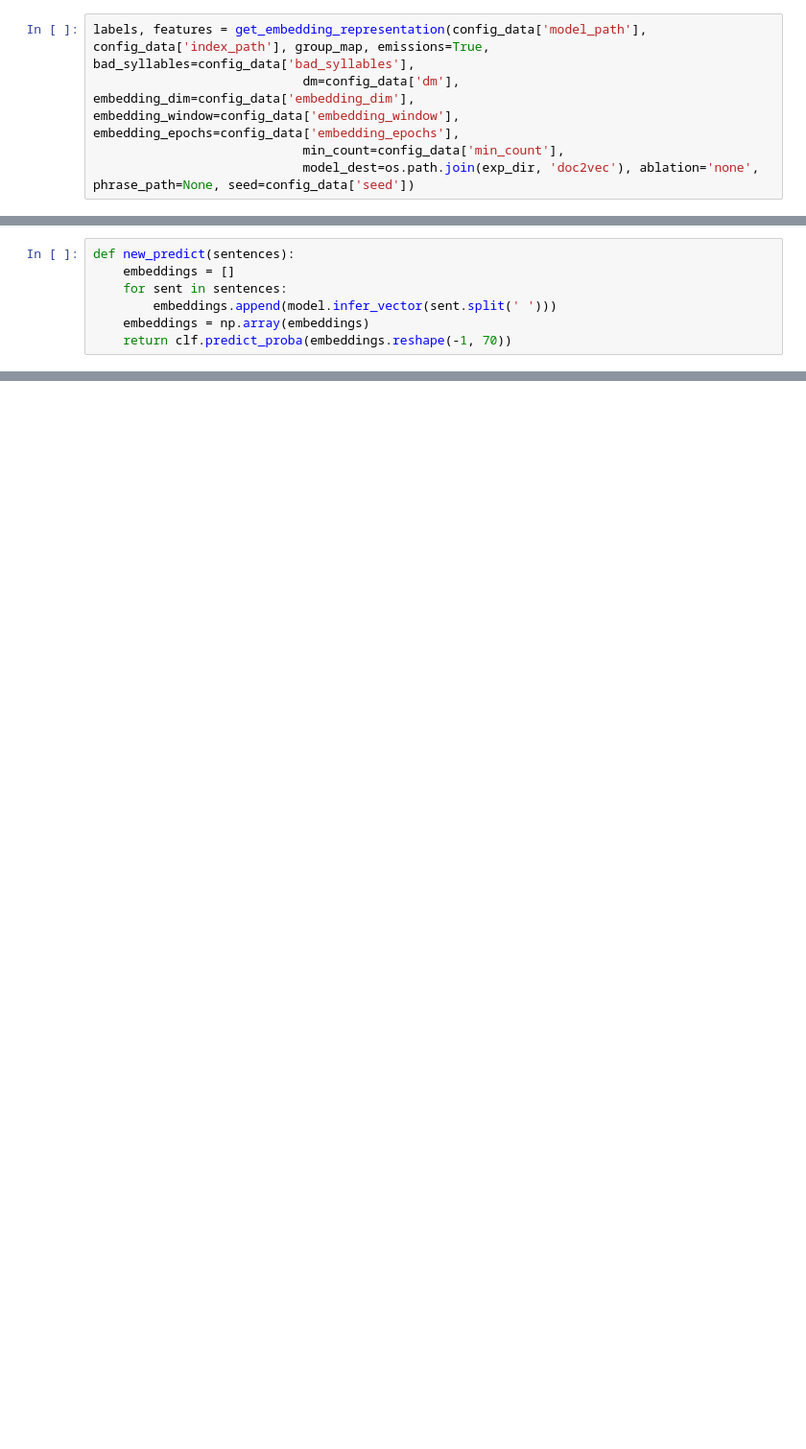
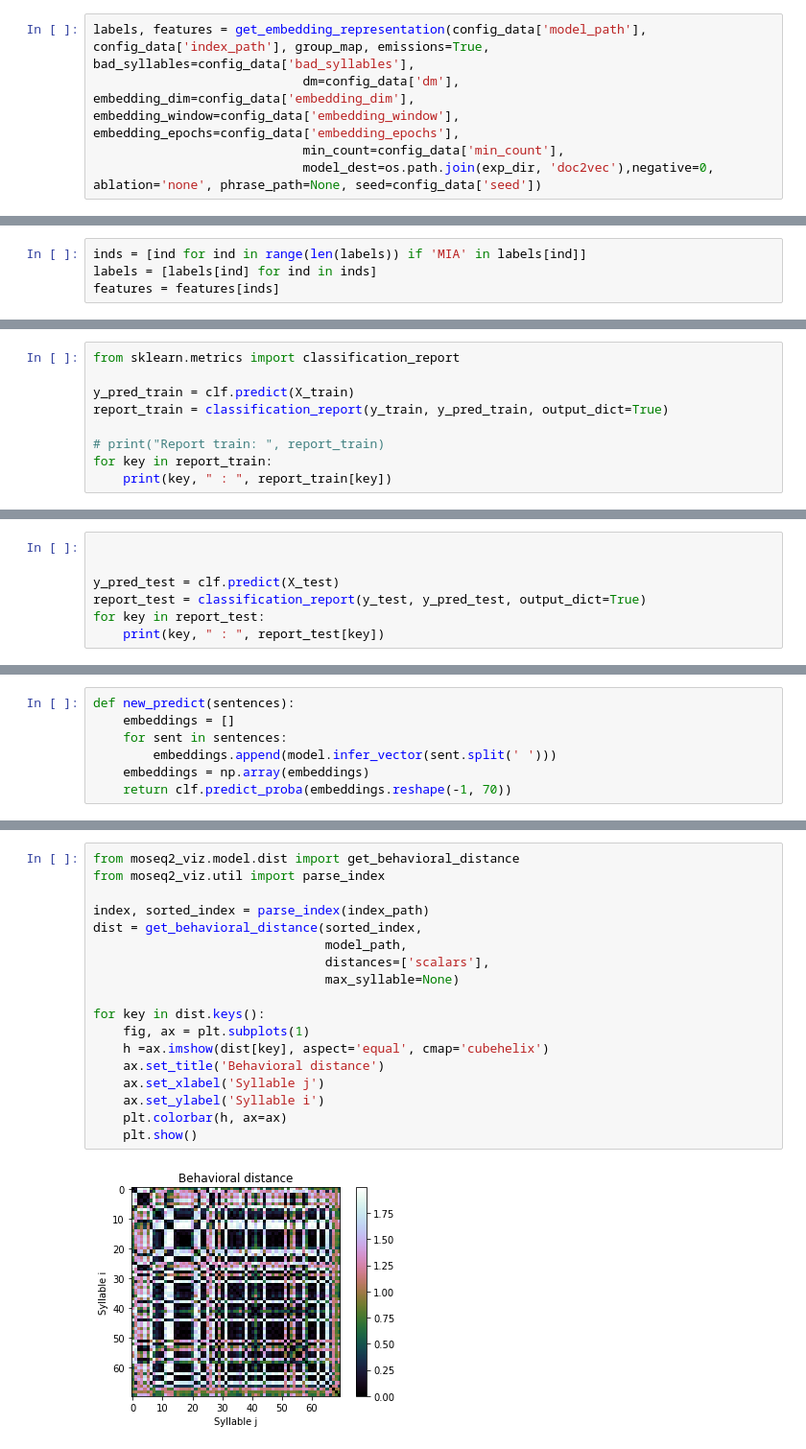
Before and after one commit to tischfieldlab/moseq2-nlp, a Jupyter notebook: notebooks/reverse-mapping-with-lime.ipynb, the cells around one changed output, grey strips where cells are left out. Shown at 96% size. Drawn from its saved outputs; the diff is of its cells as text; blank space fills up the shorter version.

```diff
--- a/notebooks/reverse-mapping-with-lime.ipynb
+++ b/notebooks/reverse-mapping-with-lime.ipynb
@@ -36,4 +77,4 @@ exp_dir = ensure_dir(os.path.join(config_data['save_dir'], config_data['name']))
 labels, features = get_embedding_representation(config_data['model_path'], config_data['index_path'], group_map, emissions=True, bad_syllables=config_data['bad_syllables'],
                             dm=config_data['dm'], embedding_dim=config_data['embedding_dim'], embedding_window=config_data['embedding_window'], embedding_epochs=config_data['embedding_epochs'],
                             min_count=config_data['min_count'],
-                            model_dest=os.path.join(exp_dir, 'doc2vec'), ablation='none', phrase_path=None, seed=config_data['seed'])
+                            model_dest=os.path.join(exp_dir, 'doc2vec'),negative=0, ablation='none', phrase_path=None, seed=config_data['seed'])
@@ -43,4 +93,17 @@ model = Doc2Vec.load("/Users/aishwaryaharpale/tischfield-lab/Reverse-Mapping/rOT
+# %%
+inds = [ind for ind in range(len(labels)) if 'MIA' in labels[ind]]
+labels = [labels[ind] for ind in inds]
+features = features[inds]
 # %%
 X_train, X_test, y_train, y_test = train_test_split(features, labels, test_size=config_data['test_size'], random_state=config_data['split_seed'], stratify=labels)
 clf = train_regressor(X_train, y_train, config_data['k'], config_data['penalty'], config_data['num_c'], config_data['seed'], config_data['multi_class'])
 class_names = list(set(labels))
+# %%
+from sklearn.metrics import classification_report
+
+y_pred_train = clf.predict(X_train)
+report_train = classification_report(y_train, y_pred_train, output_dict=True)
+
+# print("Report train: ", report_train)
+for key in report_train:
+    print(key, " : ", report_train[key])
@@ -46,0 +120,7 @@ class_names = list(set(labels))
+# %%
+
+
+y_pred_test = clf.predict(X_test)
+report_test = classification_report(y_test, y_pred_test, output_dict=True)
+for key in report_test:
+    print(key, " : ", report_test[key])
@@ -68,0 +205,20 @@ print(embedding.shape)
+# %%
+from moseq2_viz.model.dist import get_behavioral_distance
+from moseq2_viz.util import parse_index
+
+index, sorted_index = parse_index(index_path)
+dist = get_behavioral_distance(sorted_index,
+                               model_path,
+                               distances=['scalars'],
+                               max_syllable=None)
+
+for key in dist.keys():
+    fig, ax = plt.subplots(1)
+    h =ax.imshow(dist[key], aspect='equal', cmap='cubehelix')
+    ax.set_title('Behavioral distance')
+    ax.set_xlabel('Syllable j')
+    ax.set_ylabel('Syllable i')
+    plt.colorbar(h, ax=ax)
+    plt.show()
+# %% [output]
+[figure, added]
```
Also changed, not shown: parts of 22 cells of this notebook, 13 other files.
